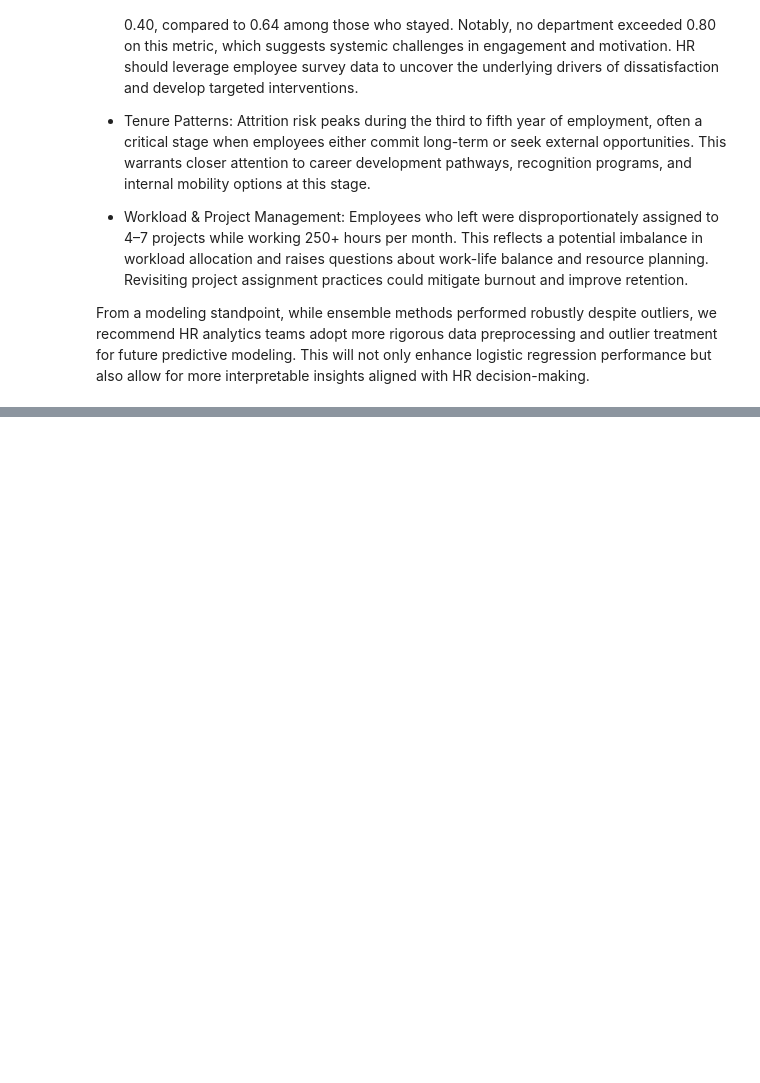
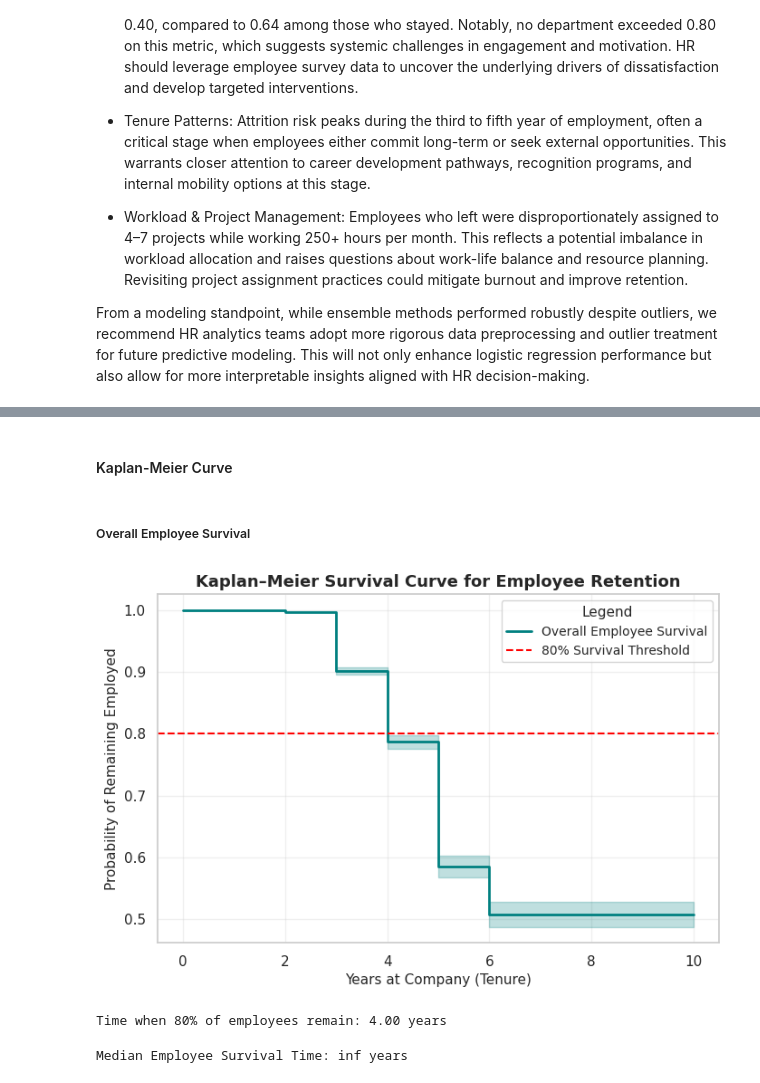
Before and after one commit to jenelaineDC/DSML-PROJECTS, a Jupyter notebook: HR Analytics/HR_Analytics.ipynb, the cells around one changed output, grey strips where cells are left out. Drawn from its saved outputs; the diff is of its cells as text; code cells hidden in the pictures; blank space fills up the shorter version.

Commit message:
Included Survival Analysis (Kaplan-Meier and Cox Proportional Hazard)

```diff
--- a/HR Analytics/HR_Analytics.ipynb
+++ b/HR Analytics/HR_Analytics.ipynb
@@ -1231,0 +1329,49 @@ From a modeling standpoint, while ensemble methods performed robustly despite ou
+# %% [markdown]
+#### Kaplan-Meier Curve
+# %%
+# Create a Kaplan-Meier Fitter instance
+kmf = KaplanMeierFitter()
+
+# Define duration (tenure) and event (left)
+T = df0['tenure']              # time spent in the company
+E = df0['left']                # event occurred (1 if left)
+# %% [markdown]
+##### Overall Employee Survival
+# %%
+sns.set_style("whitegrid")
+
+# Fit model
+kmf = KaplanMeierFitter()
+kmf.fit(T, event_observed=E, label='Overall Employee Survival')
+
+# Compute 80% survival threshold
+threshold = 0.80
+t_80 = kmf.percentile(threshold)
+
+# Plot
+plt.figure(figsize=(8, 5))
+ax = kmf.plot(ci_show=True, linewidth=2, color='teal')
+
+# Add horizontal and vertical lines
+plt.axhline(threshold, color='red', linestyle='--', label=f'{int(threshold*100)}% Survival Threshold')
+
+# Labels and title
+plt.title('Kaplan–Meier Survival Curve for Employee Retention', fontsize=13, fontweight='bold')
+plt.xlabel('Years at Company (Tenure)', fontsize=11)
+plt.ylabel('Probability of Remaining Employed', fontsize=11)
+plt.grid(alpha=0.3)
+
+# Legend styling
+plt.legend(title='Legend', loc='upper right', frameon=True, fontsize=10, title_fontsize=11)
+
+plt.show()
+
+print(f"Time when 80% of employees remain: {t_80:.2f} years")
+# %% [output]
+[figure, added]
+Time when 80% of employees remain: 4.00 years
+# %%
+median_survival = kmf.median_survival_time_
+print(f"Median Employee Survival Time: {median_survival:.2f} years")
+# %% [output]
+Median Employee Survival Time: inf years
```
Also changed, not shown: parts of 23 cells of this notebook.
